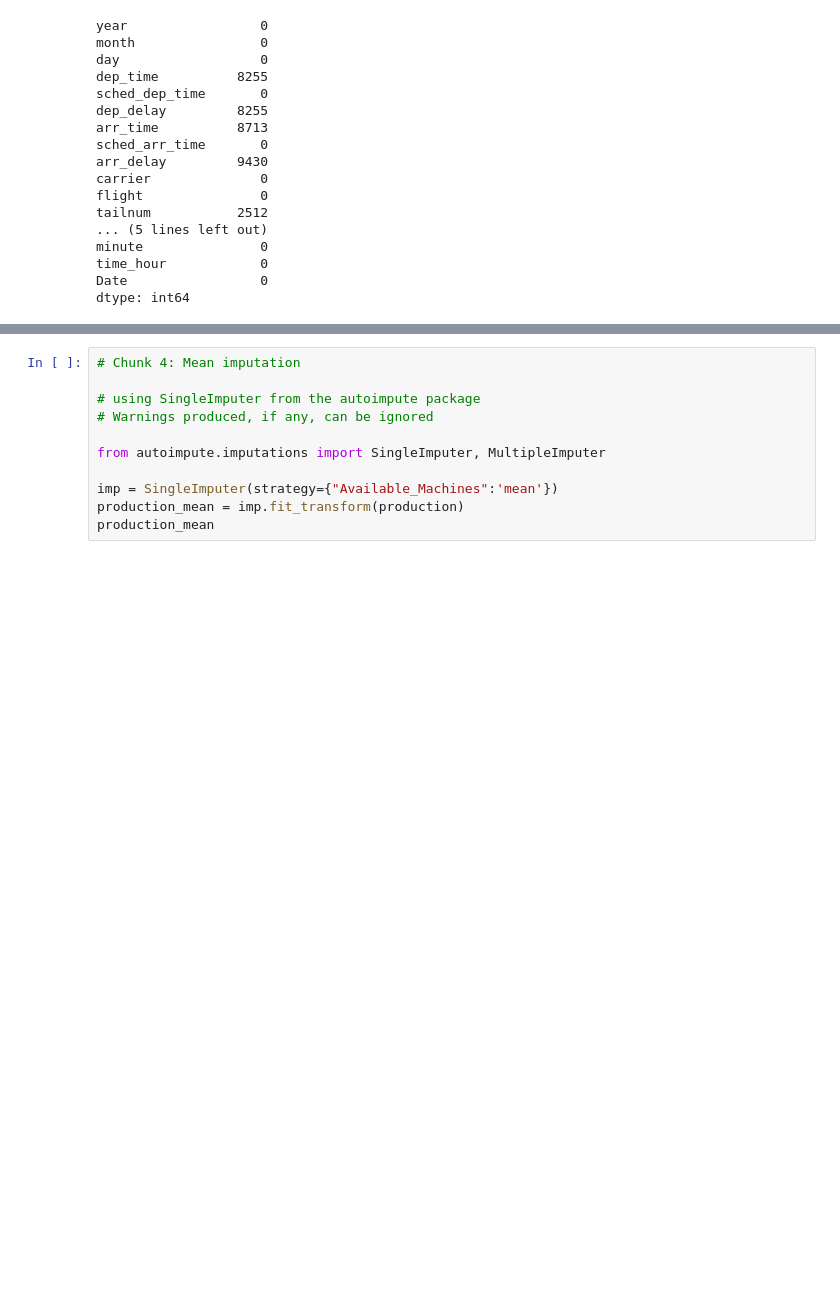
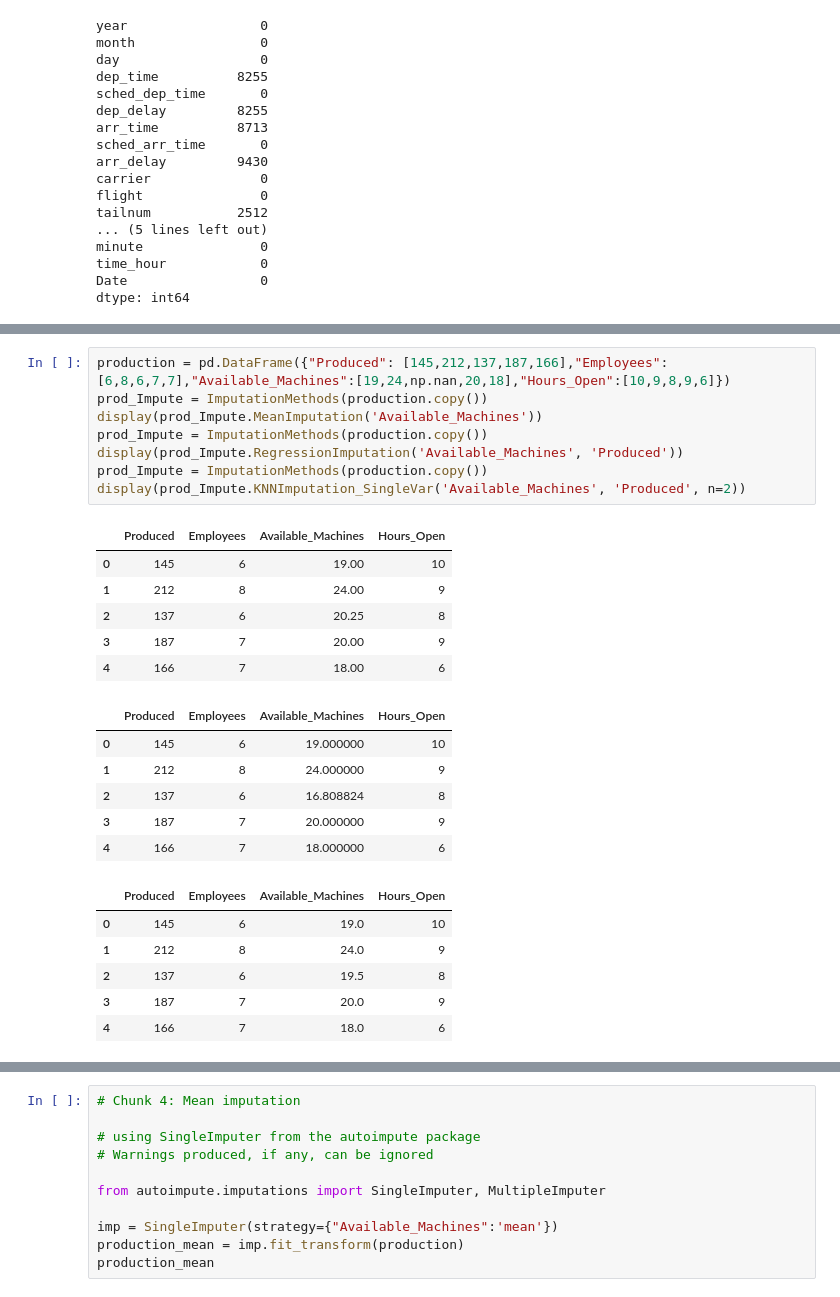
Before and after one commit to M-Christensen/ATPA, a Jupyter notebook: SOAModule_Notes/Module2/Sec2_MissingExtremeData.ipynb, the cells around one changed output, grey strips where cells are left out. Drawn from its saved outputs; the diff is of its cells as text; blank space fills up the shorter version.

```diff
--- a/SOAModule_Notes/Module2/Sec2_MissingExtremeData.ipynb
+++ b/SOAModule_Notes/Module2/Sec2_MissingExtremeData.ipynb
@@ -198,0 +277,27 @@ production
+# %%
+production = pd.DataFrame({"Produced": [145,212,137,187,166],"Employees": [6,8,6,7,7],"Available_Machines":[19,24,np.nan,20,18],"Hours_Open":[10,9,8,9,6]})
+prod_Impute = ImputationMethods(production.copy())
+display(prod_Impute.MeanImputation('Available_Machines'))
+prod_Impute = ImputationMethods(production.copy())
+display(prod_Impute.RegressionImputation('Available_Machines', 'Produced'))
+prod_Impute = ImputationMethods(production.copy())
+display(prod_Impute.KNNImputation_SingleVar('Available_Machines', 'Produced', n=2))
+# %% [output]
+|  | Produced | Employees | Available_Machines | Hours_Open |
+| 0 | 145 | 6 | 19.00 | 10 |
+| 1 | 212 | 8 | 24.00 | 9 |
+| 2 | 137 | 6 | 20.25 | 8 |
+| 3 | 187 | 7 | 20.00 | 9 |
+| 4 | 166 | 7 | 18.00 | 6 |
+|  | Produced | Employees | Available_Machines | Hours_Open |
+| 0 | 145 | 6 | 19.000000 | 10 |
+| 1 | 212 | 8 | 24.000000 | 9 |
+| 2 | 137 | 6 | 16.808824 | 8 |
+| 3 | 187 | 7 | 20.000000 | 9 |
+| 4 | 166 | 7 | 18.000000 | 6 |
+|  | Produced | Employees | Available_Machines | Hours_Open |
+| 0 | 145 | 6 | 19.0 | 10 |
+| 1 | 212 | 8 | 24.0 | 9 |
+| 2 | 137 | 6 | 19.5 | 8 |
+| 3 | 187 | 7 | 20.0 | 9 |
+| 4 | 166 | 7 | 18.0 | 6 |
```
Also changed, not shown: parts of 18 cells of this notebook.
